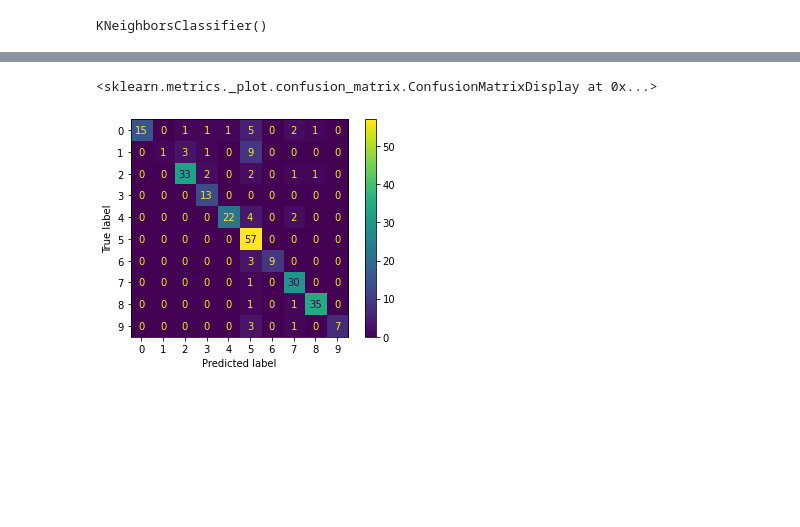
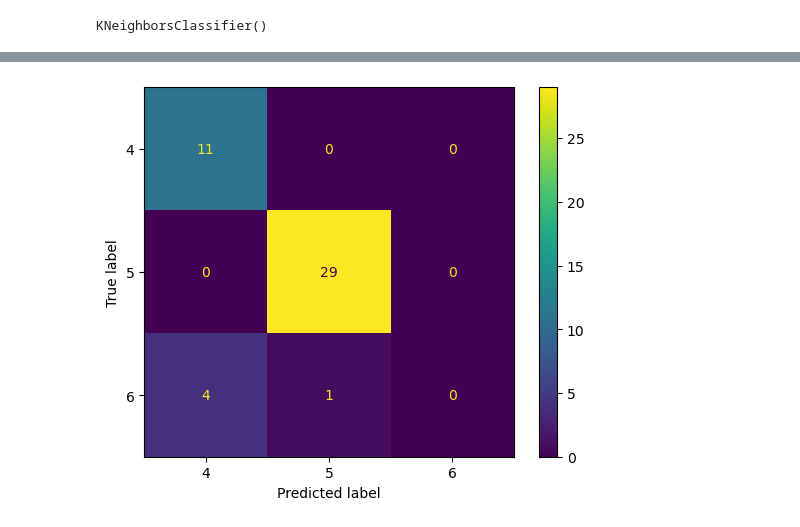
Before and after one commit to Kaio54547568/GR1, a Jupyter notebook: Ex8/thuc_hanh.ipynb, the cells around one changed output, grey strips where cells are left out. Saved outputs shown, nothing was run; the diff lists cells and outputs as text; code cells hidden in the pictures; blank space fills up the shorter version.

```diff
--- a/Ex8/thuc_hanh.ipynb
+++ b/Ex8/thuc_hanh.ipynb
@@ -18,7 +26,7 @@ from sklearn.metrics import ConfusionMatrixDisplay, confusion_matrix
 
 %matplotlib inline
 # %%
-INPUT = '../Preprocessing/data/news_vnexpress'
+INPUT = 'data/news_1135'
 os.makedirs("images",exist_ok=True)  # thư mục lưu các hình ảnh kết quả trong quá trình huấn luyện và đánh giá
 # %%
 # statistics
@@ -79,7 +87,7 @@ Tổng số  văn bản: 1339
 Chuyển dữ liệu dạng text về ma trận (n x m) bằng TF. Chuyển nhãn các văn bản về dạng số
 # %%
 # load dữ liệu các stopwords
-with open("../Preprocessing/data/vietnamese-stopwords.txt", encoding="utf-8") as f:
+with open("data/vietnamese-stopwords.txt", encoding="utf-8") as f:
     stopwords = f.readlines()
 stopwords = [x.strip().replace(" ", "_") for x in stopwords]
 print(f"Số lượng stopwords: {len(stopwords)}")
@@ -291,6 +308,6 @@ plot_confusion_matrix(svm_, X_test, Y_test)
 # %%
-plot_confusion_matrix(rf, X_test, Y_test)
+ConfusionMatrixDisplay.from_estimator(rf, X_test, Y_test)
+plt.show()
 # %% [output]
-<sklearn.metrics._plot.confusion_matrix.ConfusionMatrixDisplay at 0x...>
-[figure, old version]
+[figure, new version]
 # %%
```
Also changed, not shown: parts of 15 cells of this notebook, 5 other files.
